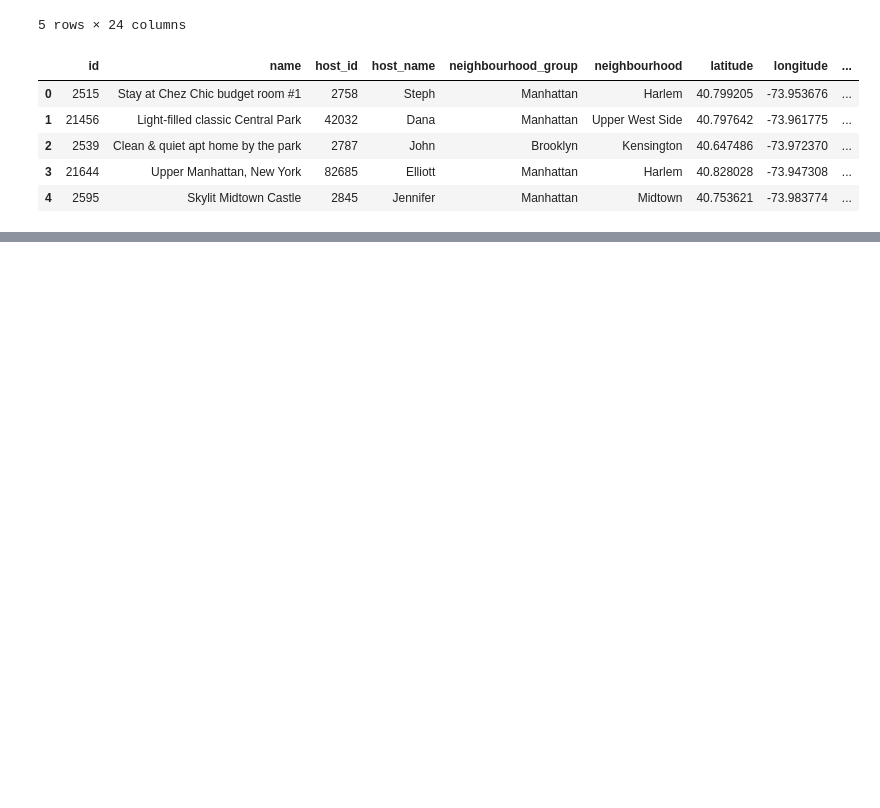
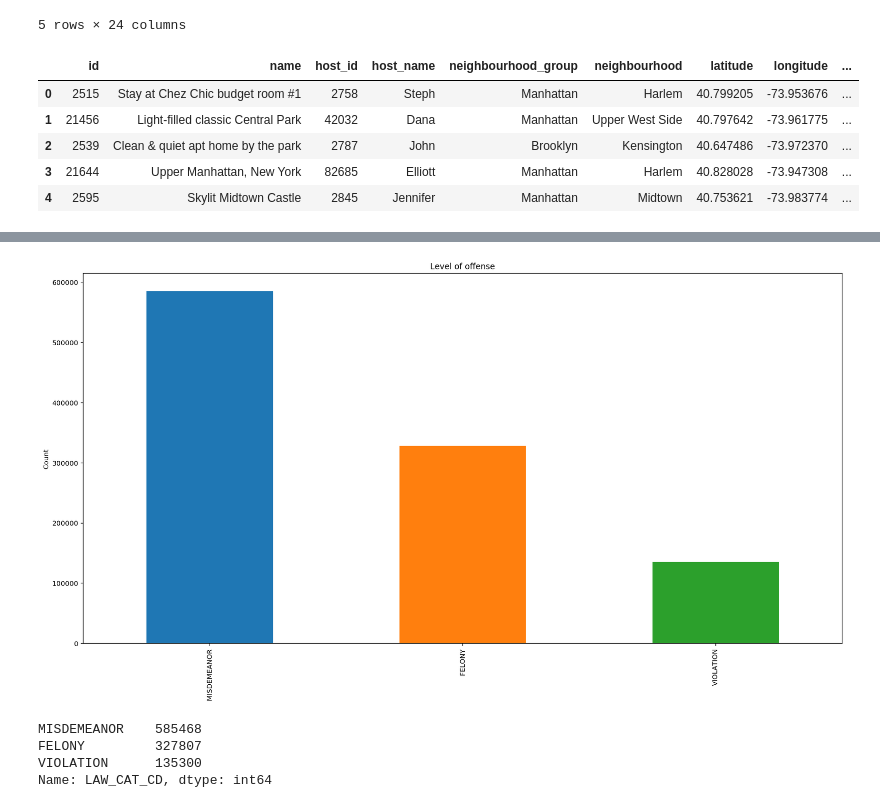
Before and after one commit to Rui1521/TripElf, a Jupyter notebook: safety/Safety.ipynb, the cells around one changed output, grey strips where cells are left out. Saved outputs shown, nothing was run; the diff lists cells and outputs as text; code cells hidden in the pictures; blank space fills up the shorter version.

```diff
--- a/safety/Safety.ipynb
+++ b/safety/Safety.ipynb
@@ -69,0 +210,12 @@ Misdemeanor in Brooklyin happens most.
+# %%
+df['LAW_CAT_CD'].value_counts().plot.bar()
+plt.ylabel('Count')
+plt.title('Level of offense')
+plt.show()
+df['LAW_CAT_CD'].value_counts()
+# %% [output]
+[figure, added]
+MISDEMEANOR    585468
+FELONY         327807
+VIOLATION      135300
+Name: LAW_CAT_CD, dtype: int64
```
Also changed, not shown: parts of 49 cells of this notebook.
